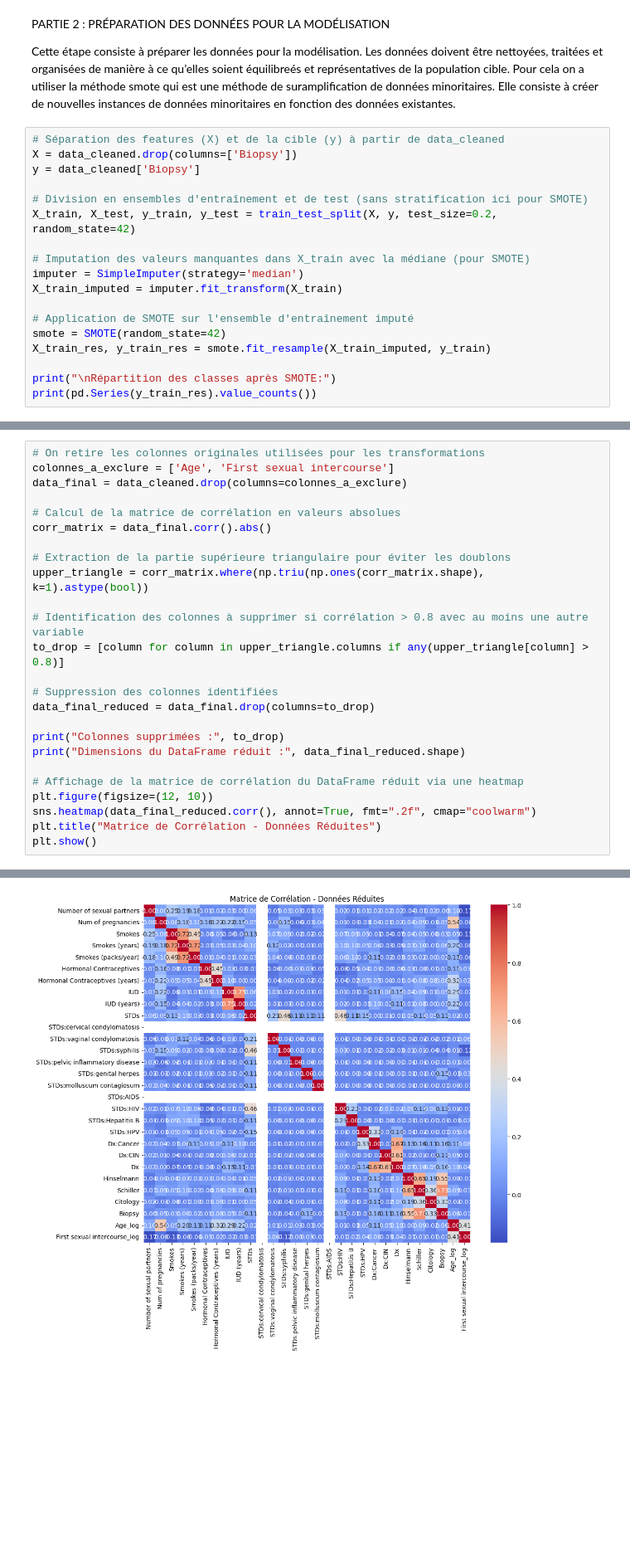
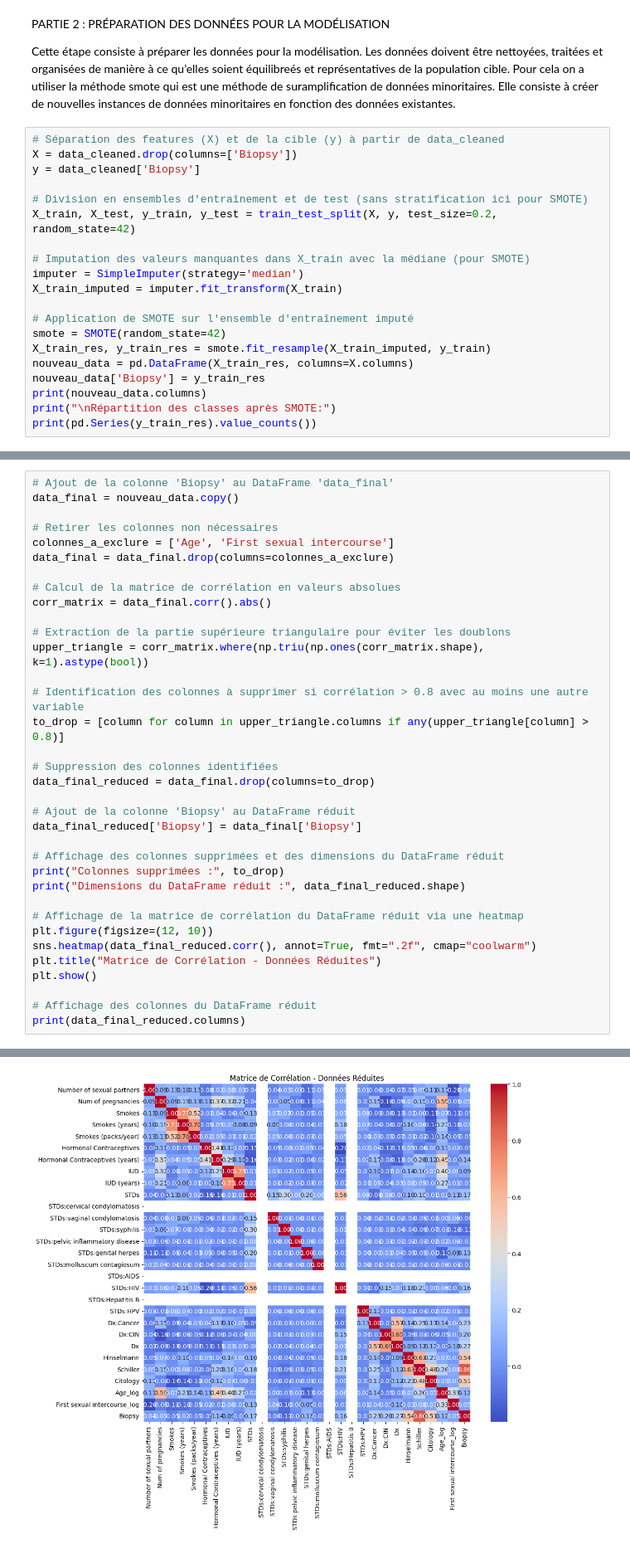
Before and after one commit to AymaneSlayer/Codingweek, a Jupyter notebook: CancerPrediction/NoteBook.ipynb, the cells around one changed output, grey strips where cells are left out. Shown at 83% size. Cells and saved outputs as stored; diff of their text form; blank space fills up the shorter version.

```diff
--- a/CancerPrediction/NoteBook.ipynb
+++ b/CancerPrediction/NoteBook.ipynb
@@ -179,7 +179,9 @@ X_train_imputed = imputer.fit_transform(X_train)
 # Application de SMOTE sur l'ensemble d'entraînement imputé
 smote = SMOTE(random_state=42)
 X_train_res, y_train_res = smote.fit_resample(X_train_imputed, y_train)
-
+nouveau_data = pd.DataFrame(X_train_res, columns=X.columns)
+nouveau_data['Biopsy'] = y_train_res
+print(nouveau_data.columns)
 print("\nRépartition des classes après SMOTE:")
 print(pd.Series(y_train_res).value_counts())
 # %% [output]
@@ -193,7 +212,10 @@ PARTIE 3 : RÉDUCTION DE LA MULTICOLLINÉARITÉ
 # %%
-# On retire les colonnes originales utilisées pour les transformations
+# Ajout de la colonne 'Biopsy' au DataFrame 'data_final'
+data_final = nouveau_data.copy()
+
+# Retirer les colonnes non nécessaires
 colonnes_a_exclure = ['Age', 'First sexual intercourse']
-data_final = data_cleaned.drop(columns=colonnes_a_exclure)
+data_final = data_final.drop(columns=colonnes_a_exclure)
 
 # Calcul de la matrice de corrélation en valeurs absolues
 corr_matrix = data_final.corr().abs()
@@ -207,6 +229,10 @@ to_drop = [column for column in upper_triangle.columns if any(upper_triangle[col
 # Suppression des colonnes identifiées
 data_final_reduced = data_final.drop(columns=to_drop)
 
+# Ajout de la colonne 'Biopsy' au DataFrame réduit
+data_final_reduced['Biopsy'] = data_final['Biopsy']
+
+# Affichage des colonnes supprimées et des dimensions du DataFrame réduit
 print("Colonnes supprimées :", to_drop)
 print("Dimensions du DataFrame réduit :", data_final_reduced.shape)
 
@@ -215,5 +241,8 @@ plt.figure(figsize=(12, 10))
 sns.heatmap(data_final_reduced.corr(), annot=True, fmt=".2f", cmap="coolwarm")
 plt.title("Matrice de Corrélation - Données Réduites")
 plt.show()
+
+# Affichage des colonnes du DataFrame réduit
+print(data_final_reduced.columns)
 # %% [output]
 Colonnes supprimées : ['STDs (number)', 'STDs:condylomatosis', 'STDs:vulvo-perineal condylomatosis', 'STDs: Number of diagnosis', 'Dx:HPV', 'Age_log_winsorized', 'First sexual intercourse_log_winsoriz ...
@@ -221 +250 @@ Dimensions du DataFrame réduit : (858, 29)
-[figure, old version]
+[figure, new version]
```
Also changed, not shown: parts of 11 cells of this notebook.
